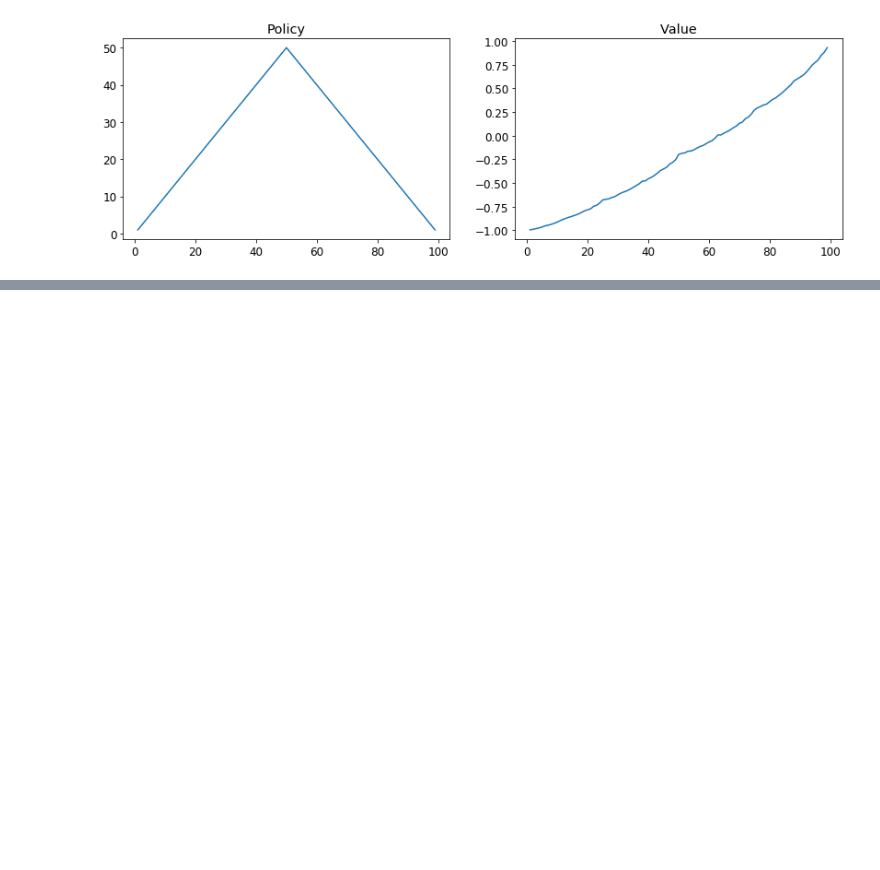
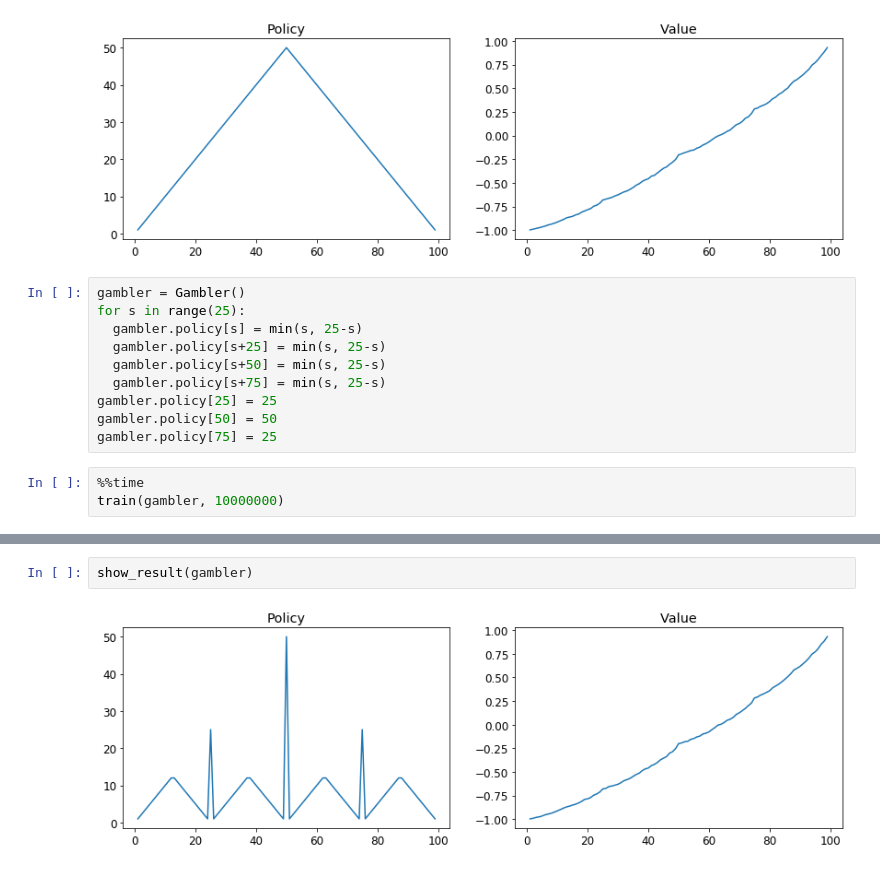
Before and after one commit to enakai00/colab_rlbook, a Jupyter notebook: Chapter04/02_Gambler's_Problem_Value_Estimation.ipynb, the cells around one changed output, grey strips where cells are left out. Cells and saved outputs as stored; diff of their text form; blank space fills up the shorter version.

```diff
--- a/Chapter04/02_Gambler's_Problem_Value_Estimation.ipynb
+++ b/Chapter04/02_Gambler's_Problem_Value_Estimation.ipynb
@@ -114,3 +114,16 @@ Wall time: 1min 2s
 show_result(gambler)
 # %% [output]
 [figure]
+# %%
+gambler = Gambler()
+for s in range(25):
+  gambler.policy[s] = min(s, 25-s)
+  gambler.policy[s+25] = min(s, 25-s)
+  gambler.policy[s+50] = min(s, 25-s)
+  gambler.policy[s+75] = min(s, 25-s)
+gambler.policy[25] = 25
+gambler.policy[50] = 50
+gambler.policy[75] = 25
+# %%
+%%time
+train(gambler, 10000000)
@@ -116,0 +133,4 @@ show_result(gambler)
+# %%
+show_result(gambler)
+# %% [output]
+[figure, added]
```
Also changed, not shown: parts of 5 cells of this notebook.
